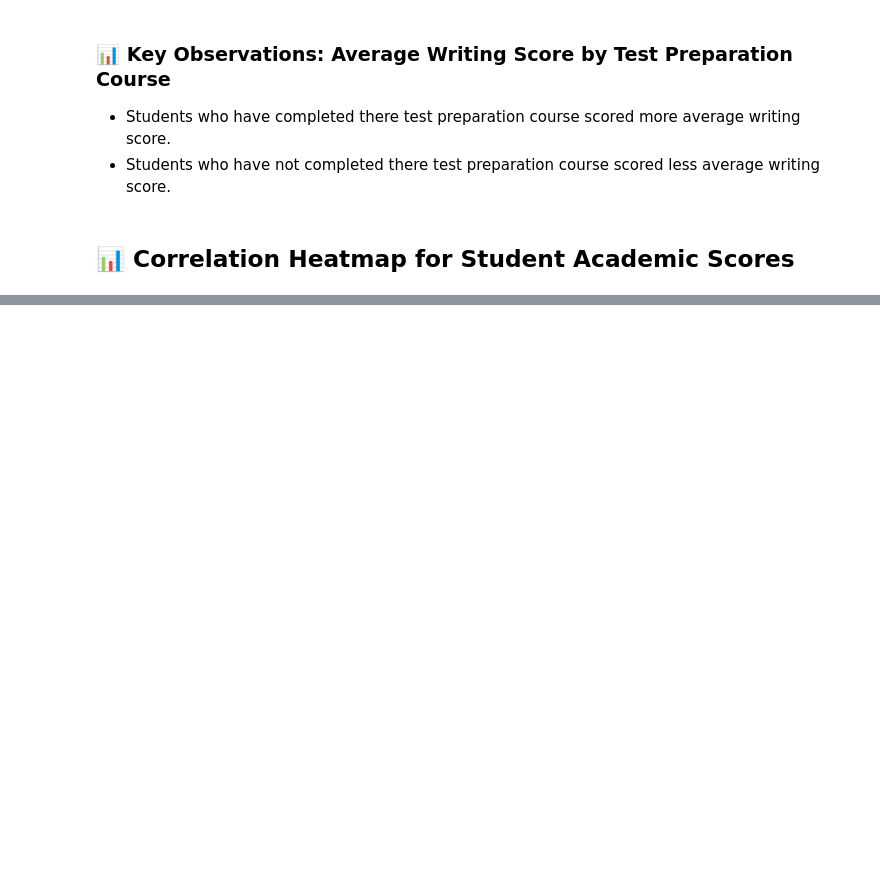
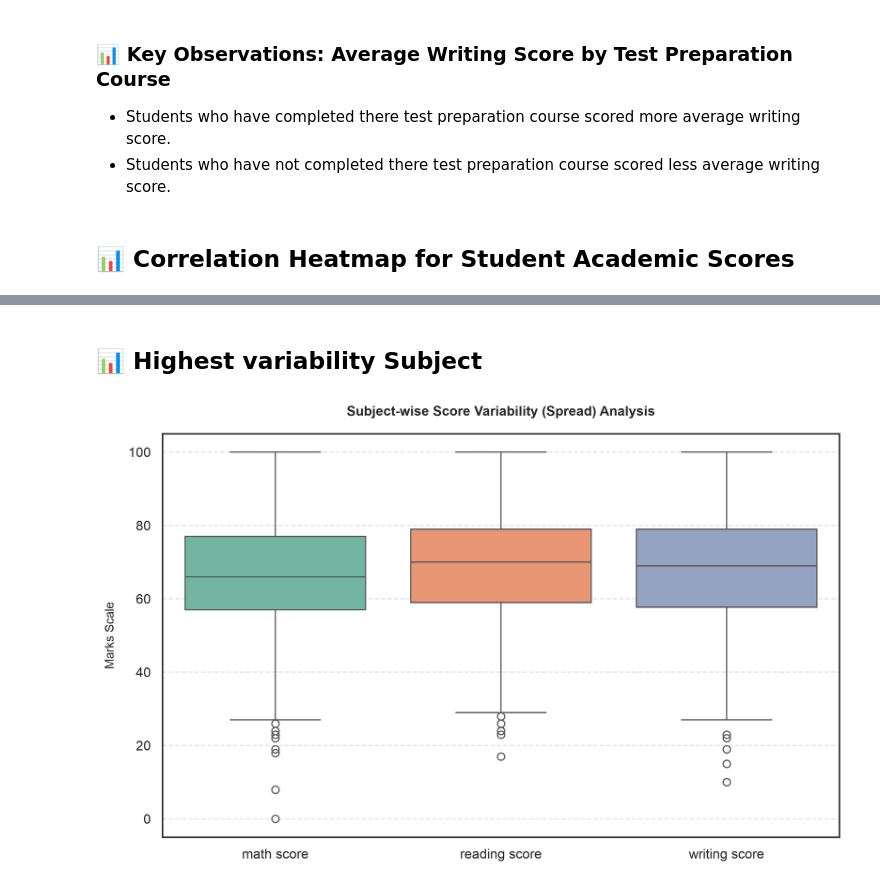
Before and after one commit to Pratyush-Guleria/data-analysis-projects, a Jupyter notebook: project-01-student-performance-analysis/notebooks/01_eda.ipynb, the cells around one changed output, grey strips where cells are left out. Cells and saved outputs as stored; diff of their text form; code cells hidden in the pictures; blank space fills up the shorter version.

```diff
--- a/project-01-student-performance-analysis/notebooks/01_eda.ipynb
+++ b/project-01-student-performance-analysis/notebooks/01_eda.ipynb
@@ -721,0 +764,18 @@ plt.show()
+# %% [markdown]
+## 📊 Highest variability Subject
+# %%
+plt.figure(figsize = (10, 6))
+
+sns.boxplot(
+    data = df[["math score", "reading score", "writing score"]],
+    palette = "Set2"
+)
+plt.title("Subject-wise Score Variability (Spread) Analysis", fontsize=11, fontweight="bold", pad=15)
+
+plt.ylabel("Marks Scale", fontsize=10, labelpad = 10)
+plt.grid(axis='y', linestyle="--", alpha=0.5)
+
+plt.savefig("../images/highest_variability_subject.png", dpi = 300, bbox_inches = "tight")
+plt.show()
+# %% [output]
+[figure, added]
```
Also changed, not shown: parts of 6 cells of this notebook.
